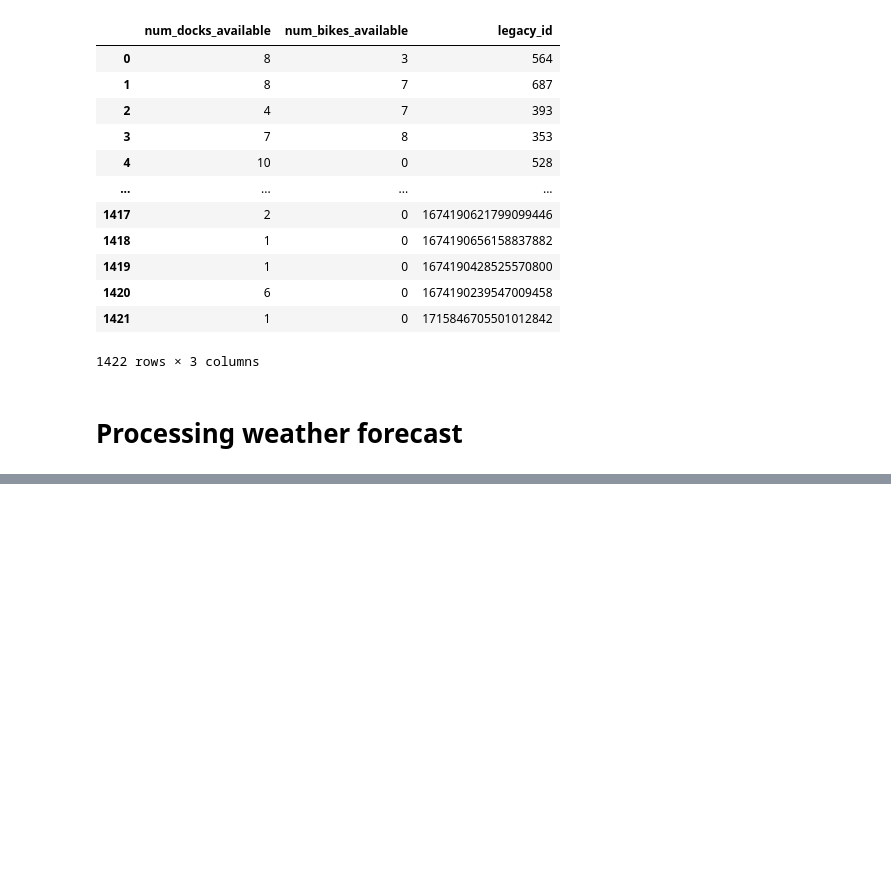
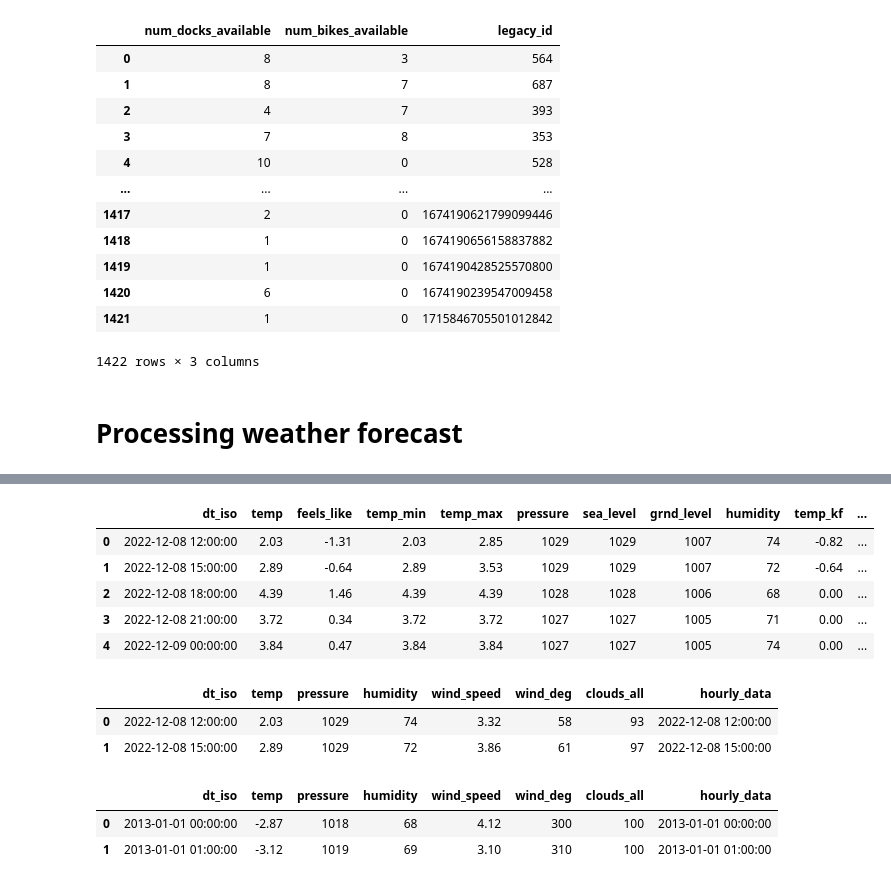
Before and after one commit to G-Dolle/DIVVY_BIKE, a Jupyter notebook: weather_exploration.ipynb, the cells around one changed output, grey strips where cells are left out. Cells and saved outputs as stored; diff of their text form; code cells hidden in the pictures; blank space fills up the shorter version.

```diff
--- a/weather_exploration.ipynb
+++ b/weather_exploration.ipynb
@@ -1526,3 +1497,0 @@ len(result)
-# %%
-for i in range(len(result)):
-    print(result[i]["dt_txt"])
@@ -1546,0 +1554,24 @@ for i in range(len(result)):
+# %%
+def forecast_raw_format(json_file):
+
+    list_of_slices=[]
+
+    for i in range(0,len(json_file)):
+
+        dall = slice_cleaning(json_file,i)
+
+        list_of_slices.append(dall)
+
+    forecast_df = pd.DataFrame.from_dict(list_of_slices)
+
+    return forecast_df
+# %%
+forecast_df_test = forecast_raw_format(result)
+forecast_df_test.head(5)
+# %% [output]
+|  | dt_iso | temp | feels_like | temp_min | temp_max | pressure | sea_level | grnd_level | humidity | temp_kf | ... |
+| 0 | 2022-12-08 12:00:00 | 2.03 | -1.31 | 2.03 | 2.85 | 1029 | 1029 | 1007 | 74 | -0.82 | ... |
+| 1 | 2022-12-08 15:00:00 | 2.89 | -0.64 | 2.89 | 3.53 | 1029 | 1029 | 1007 | 72 | -0.64 | ... |
+| 2 | 2022-12-08 18:00:00 | 4.39 | 1.46 | 4.39 | 4.39 | 1028 | 1028 | 1006 | 68 | 0.00 | ... |
+| 3 | 2022-12-08 21:00:00 | 3.72 | 0.34 | 3.72 | 3.72 | 1027 | 1027 | 1005 | 71 | 0.00 | ... |
+| 4 | 2022-12-09 00:00:00 | 3.84 | 0.47 | 3.84 | 3.84 | 1027 | 1027 | 1005 | 74 | 0.00 | ... |
@@ -1546,0 +1585,15 @@ for i in range(len(result)):
+# %%
+from ml_logic.cleaning import weather_cleaning
+cleaned_forecast_df = weather_cleaning(forecast_df_test)
+cleaned_forecast_df.head(2)
+# %% [output]
+|  | dt_iso | temp | pressure | humidity | wind_speed | wind_deg | clouds_all | hourly_data |
+| 0 | 2022-12-08 12:00:00 | 2.03 | 1029 | 74 | 3.32 | 58 | 93 | 2022-12-08 12:00:00 |
+| 1 | 2022-12-08 15:00:00 | 2.89 | 1029 | 72 | 3.86 | 61 | 97 | 2022-12-08 15:00:00 |
+# %%
+cleaned_hist_weather = weather_cleaning(raw_weather_df)
+cleaned_hist_weather.head(2)
+# %% [output]
+|  | dt_iso | temp | pressure | humidity | wind_speed | wind_deg | clouds_all | hourly_data |
+| 0 | 2013-01-01 00:00:00 | -2.87 | 1018 | 68 | 4.12 | 300 | 100 | 2013-01-01 00:00:00 |
+| 1 | 2013-01-01 01:00:00 | -3.12 | 1019 | 69 | 3.10 | 310 | 100 | 2013-01-01 01:00:00 |
```
Also changed, not shown: parts of 31 cells of this notebook, 3 other files.
